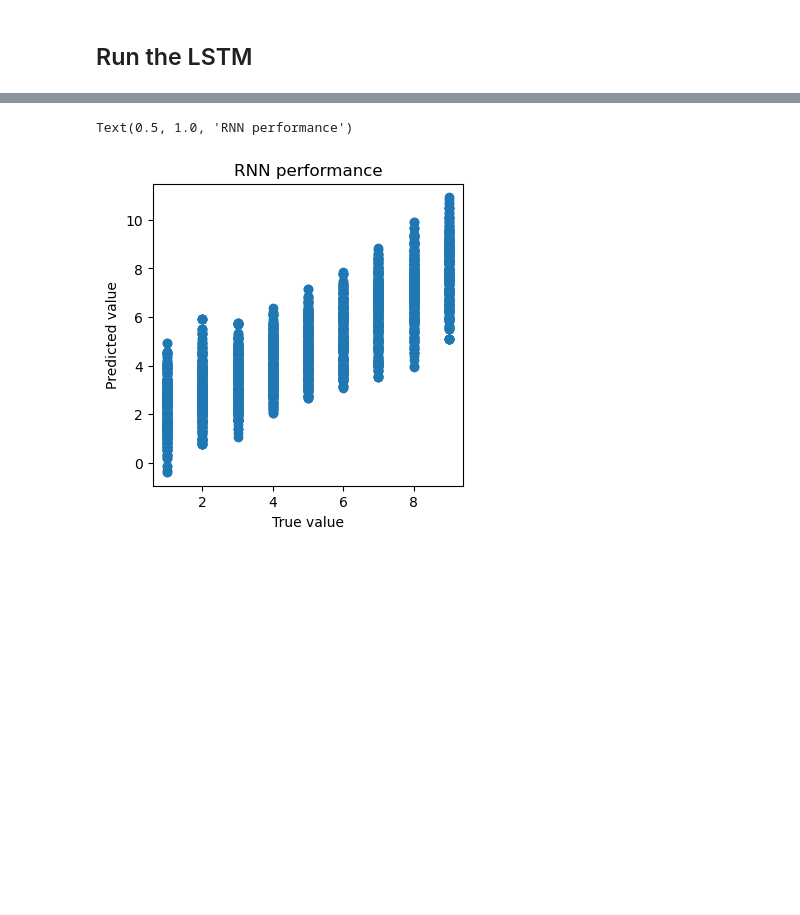
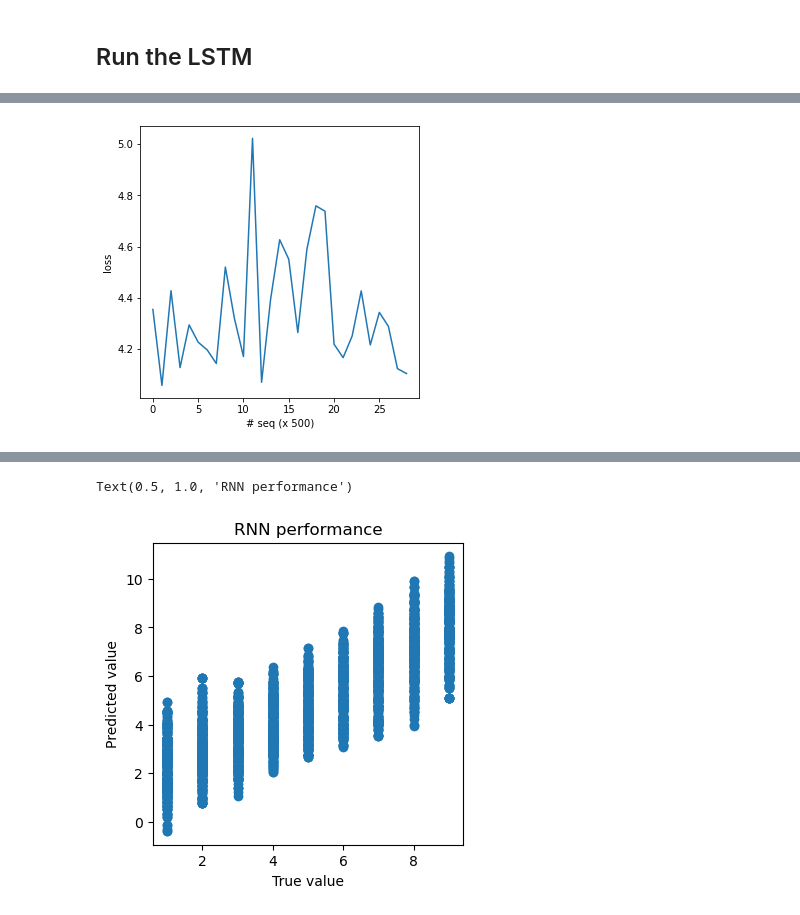
Before and after one commit to evanrussek/RNNs, a Jupyter notebook: scratch_op_sim.ipynb, the cells around one changed output, grey strips where cells are left out. Saved outputs shown, nothing was run; the diff lists cells and outputs as text; code cells hidden in the pictures; blank space fills up the shorter version.

```diff
--- a/scratch_op_sim.ipynb
+++ b/scratch_op_sim.ipynb
@@ -451,0 +448,4 @@ model_LSTM
+# %%
+model_LSTM = train_with_int_tests(model_LSTM[0], train_data_sim, test_data_sim, criterion, optimizer, device, batch_size, n_total_seq)
+# %% [output]
+[figure, added]
```
Also changed, not shown: parts of 10 cells of this notebook, 3 other files.
